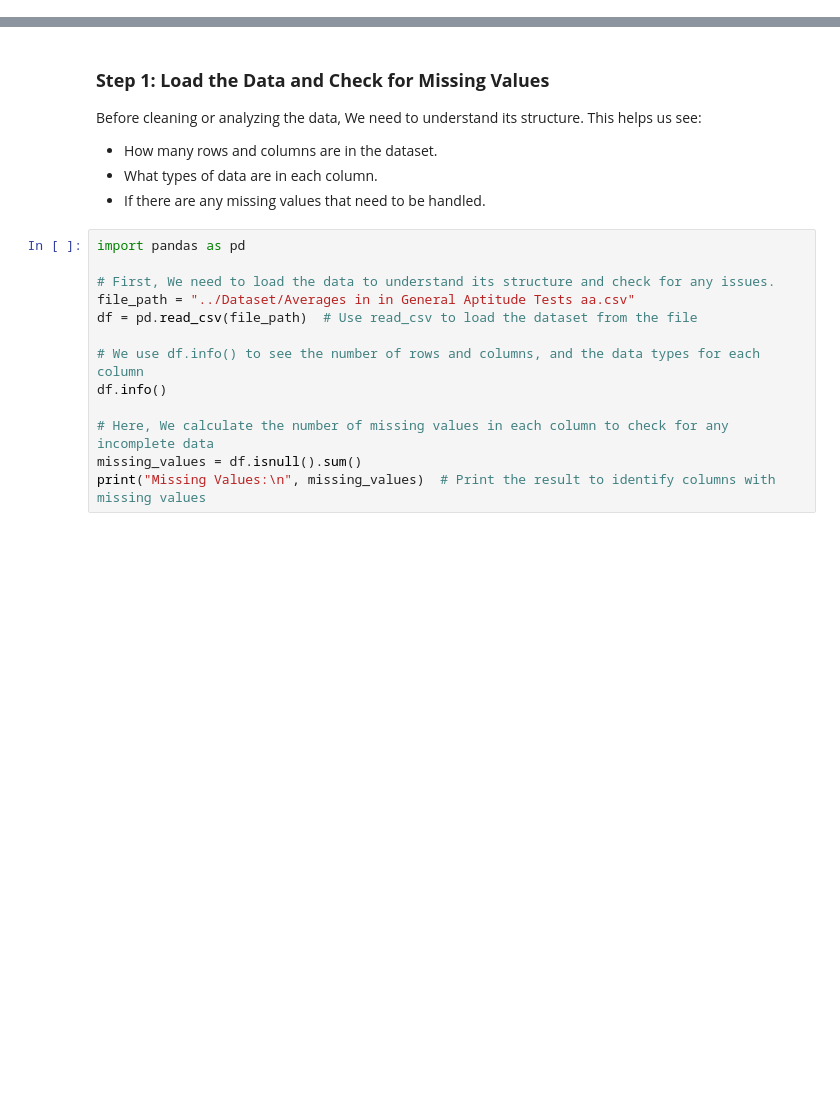
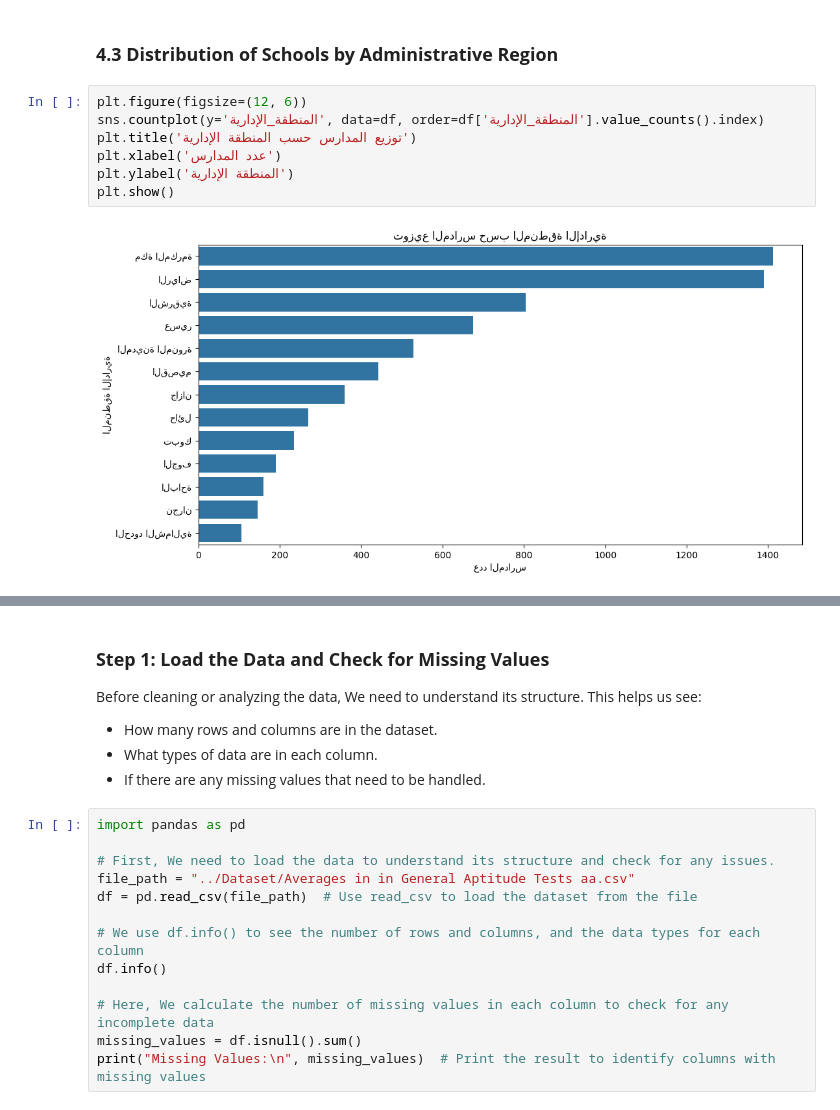
Before and after one commit to AnnoudM/SWE485-Project-Group17, a Jupyter notebook: Notebooks/Data_Preprocessing.ipynb, the cells around one changed output, grey strips where cells are left out. Drawn from its saved outputs; the diff is of its cells as text; blank space fills up the shorter version.

```diff
--- a/Notebooks/Data_Preprocessing.ipynb
+++ b/Notebooks/Data_Preprocessing.ipynb
@@ -0,0 +42,11 @@
+# %% [markdown]
+### **4.3 Distribution of Schools by Administrative Region**
+# %%
+plt.figure(figsize=(12, 6))
+sns.countplot(y='المنطقة_الإدارية', data=df, order=df['المنطقة_الإدارية'].value_counts().index)
+plt.title('توزيع المدارس حسب المنطقة الإدارية')
+plt.xlabel('عدد المدارس')
+plt.ylabel('المنطقة الإدارية')
+plt.show()
+# %% [output]
+[figure, added]
```
Also changed, not shown: parts of 19 cells of this notebook.
